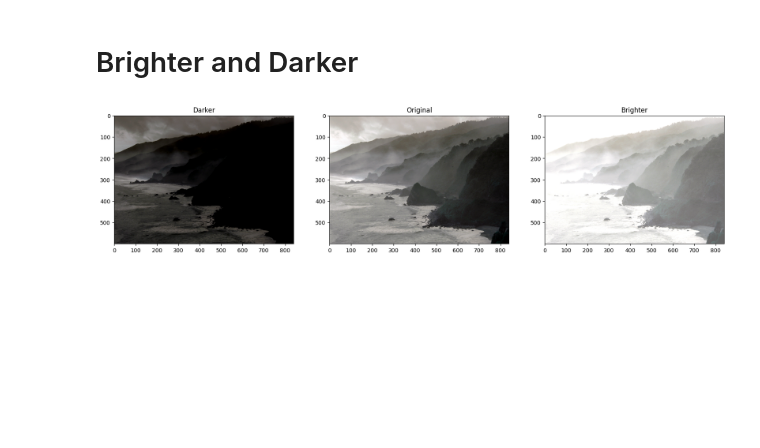
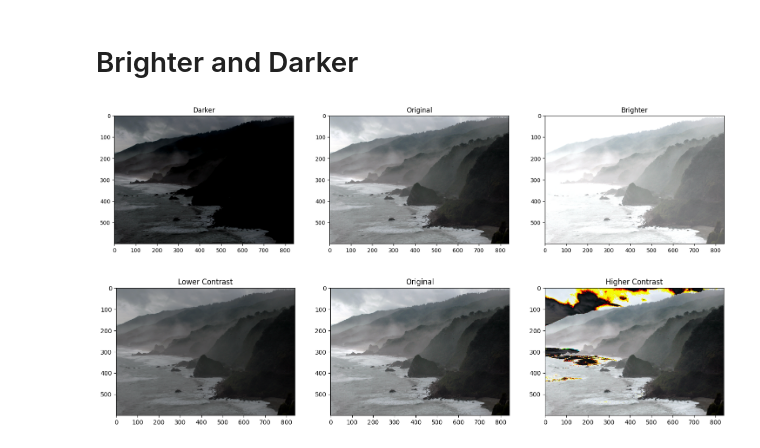
Before and after one commit to Ultraluxe25/OpenCV-University, a Jupyter notebook: OpenCV Bootcamp (lesson 4).ipynb, the cells around one changed output. Saved outputs shown, nothing was run; the diff lists cells and outputs as text; code cells hidden in the pictures; blank space fills up the shorter version.

```diff
--- a/OpenCV Bootcamp (lesson 4).ipynb
+++ b/OpenCV Bootcamp (lesson 4).ipynb
@@ -31,6 +31,8 @@ OK!
 # %%
 # Read file
 img = cv2.imread(os.path.join(my_directory, 'New_Zealand_Coast.jpg'), flags=1)
+img = cv2.cvtColor(img, cv2.COLOR_BGR2RGB)
+
 Image(filename=os.path.join(my_directory, 'New_Zealand_Coast.jpg'))
 # %% [output]
 [figure]
@@ -57,3 +59,25 @@ plt.imshow(X=img_brighter)
 plt.title('Brighter');
 # %% [output]
 [figure]
+# %%
+# Contrast
+matrix1 = np.ones(img.shape) * 0.7
+matrix2 = np.ones(img.shape) * 1.3
+
+img_darker = np.uint8(cv2.multiply(np.float64(img), matrix1))
+img_brighter = np.uint8(cv2.multiply(np.float64(img), matrix2))
+
+plt.figure(figsize=(18, 5))
+plt.subplot(131)
+plt.imshow(img_darker)
+plt.title('Lower Contrast')
+
+plt.subplot(132)
+plt.imshow(img)
+plt.title('Original')
+
+plt.subplot(133)
+plt.imshow(img_brighter)
+plt.title('Higher Contrast');
+# %% [output]
+[figure, added]
```
Also changed, not shown: parts of 10 cells of this notebook.
